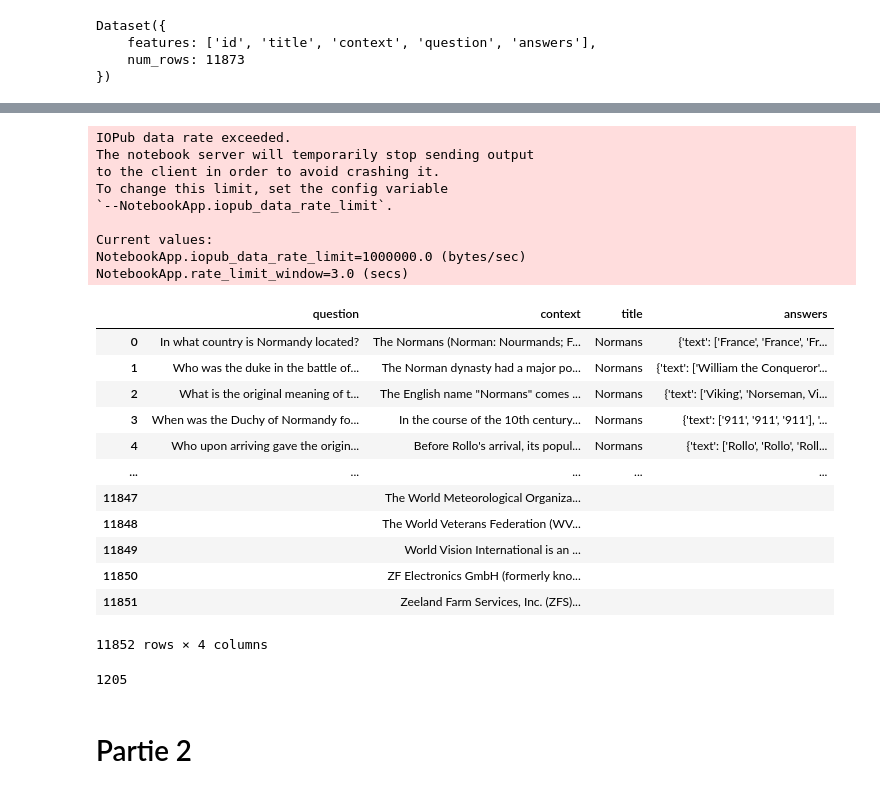
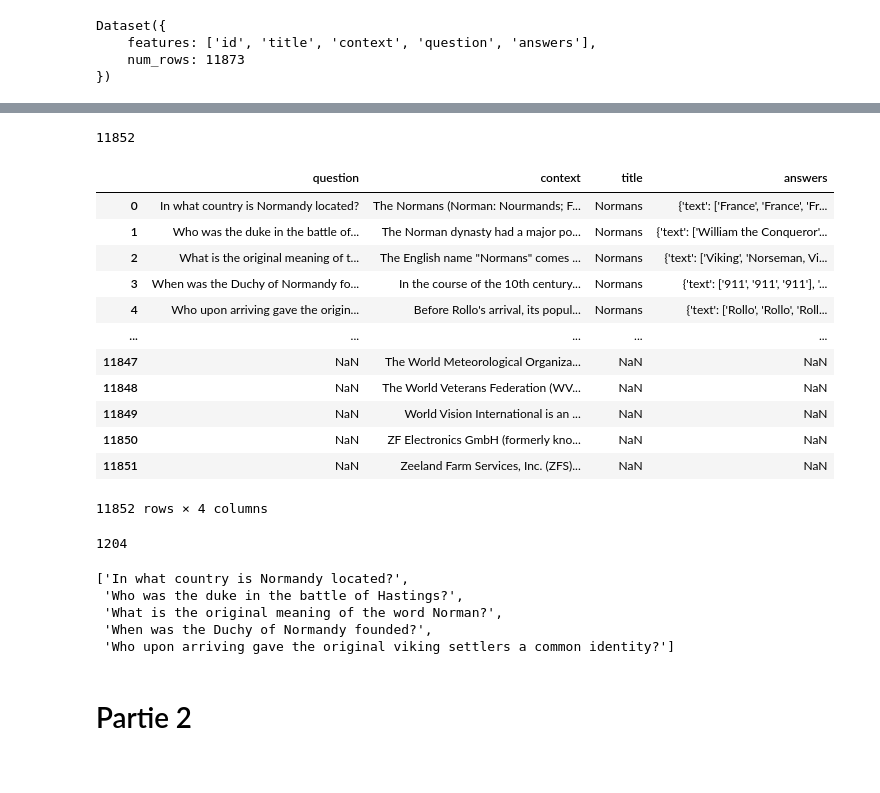
Before and after one commit to TheNizzo/QA_engine_nlp, a Jupyter notebook: NLP_Final_Part2.ipynb, the cells around one changed output, grey strips where cells are left out. Saved outputs shown, nothing was run; the diff lists cells and outputs as text; code cells hidden in the pictures.

```diff
--- a/NLP_Final_Part2.ipynb
+++ b/NLP_Final_Part2.ipynb
@@ -157,16 +65,13 @@ for i in qrels:
   if "QALD2" in i:
     # get question
     question = queries[i]
-    # for every entry that correspond to this question
+    # for every entry that correspond to a question
     for j in qrels[i]:
-      # get title and context
-      answer = corpus[j]['title']
+      # get context
       context = corpus[j]['text']
       # check if it's long enough for us
       context_tokens = context.split(' ')
       context_words = [word.lower() for word in context_tokens]
-      if len(context_words) >= 50:
-        # create a new entry
-        title = extract_title(j)
-        entry = [context, title, question, answer]
-        all_good_entries.append(entry)
+      if len(context_words) >= 50 and context not in all_good_entries:
+        # big enough, add it in the list of good context
+        all_good_entries.append(context)
@@ -200,11 +92,3 @@ Dataset({
     features: ['id', 'title', 'context', 'question', 'answers'],
     num_rows: 11873
 })
-# %%
-for i in range(len(all_good_entries)):
-  if all_good_entries[i][0] not in dico:
-    new_dico = {}
-    new_dico['title'] = ""
-    new_dico['question'] = ""
-    new_dico['answers'] = ""
-    dico[all_good_entries[i][0]] = new_dico
@@ -236,15 +95,3 @@ dico
-# %%
-print(dico.keys())
-# %% [output]
-IOPub data rate exceeded.
-The notebook server will temporarily stop sending output
-to the client in order to avoid crashing it.
-To change this limit, set the config variable
-`--NotebookApp.iopub_data_rate_limit`.
-
-Current values:
-NotebookApp.iopub_data_rate_limit=1000000.0 (bytes/sec)
-NotebookApp.rate_limit_window=3.0 (secs)
 # %%
 all_questions = []
 all_contexts = []
@@ -256,23 +103,28 @@ for context in dico.keys():
   all_questions.append(dico[context]['question'])
   all_titles.append(dico[context]['title'])
   all_answers.append(dico[context]['answers'])
+# %%
+all_contexts = all_contexts + all_good_entries
+# %%
+len(all_contexts)
+# %% [output]
+11852
 # %%
-df = pd.DataFrame(list(zip(all_questions, all_contexts, all_titles, all_answers)),
-                  columns =['question', 'context', 'title', 'answers'])
+df = pd.DataFrame({'question': pd.Series(all_questions), 'context': pd.Series(all_contexts), 'title': pd.Series(all_titles), 'answers': pd.Series(all_answers)})
 df
 # %% [output]
 |  | question | context | title | answers |
 | 0 | In what country is Normandy located? | The Normans (Norman: Nourmands; F... | Normans | {'text': ['France', 'France', 'Fr... |
 | 1 | Who was the duke in the battle of... | The Norman dynasty had a major po... | Normans | {'text': ['William the Conqueror'... |
 | 2 | What is the original meaning of t... | The English name "Normans" comes ... | Normans | {'text': ['Viking', 'Norseman, Vi... |
 | 3 | When was the Duchy of Normandy fo... | In the course of the 10th century... | Normans | {'text': ['911', '911', '911'], '... |
 | 4 | Who upon arriving gave the origin... | Before Rollo's arrival, its popul... | Normans | {'text': ['Rollo', 'Rollo', 'Roll... |
 | ... | ... | ... | ... | ... |
-| 11847 |  | The World Meteorological Organiza... |  |  |
-| 11848 |  | The World Veterans Federation (WV... |  |  |
-| 11849 |  | World Vision International is an ... |  |  |
-| 11850 |  | ZF Electronics GmbH (formerly kno... |  |  |
-| 11851 |  | Zeeland Farm Services, Inc. (ZFS)... |  |  |
+| 11847 | NaN | The World Meteorological Organiza... | NaN | NaN |
+| 11848 | NaN | The World Veterans Federation (WV... | NaN | NaN |
+| 11849 | NaN | World Vision International is an ... | NaN | NaN |
+| 11850 | NaN | ZF Electronics GmbH (formerly kno... | NaN | NaN |
+| 11851 | NaN | Zeeland Farm Services, Inc. (ZFS)... | NaN | NaN |
 11852 rows × 4 columns
 # %%
 seen = set()
@@ -287,7 +139,15 @@ for question in unique_questions:
 # %%
 len(unique_questions)
 # %% [output]
-1205
+1204
+# %%
+unique_questions[:5]
+# %% [output]
+['In what country is Normandy located?',
+ 'Who was the duke in the battle of Hastings?',
+ 'What is the original meaning of the word Norman?',
+ 'When was the Duchy of Normandy founded?',
+ 'Who upon arriving gave the original viking settlers a common identity?']
 # %% [markdown]
 # Partie 2
 # %%
```
Also changed, not shown: parts of 38 cells of this notebook.
